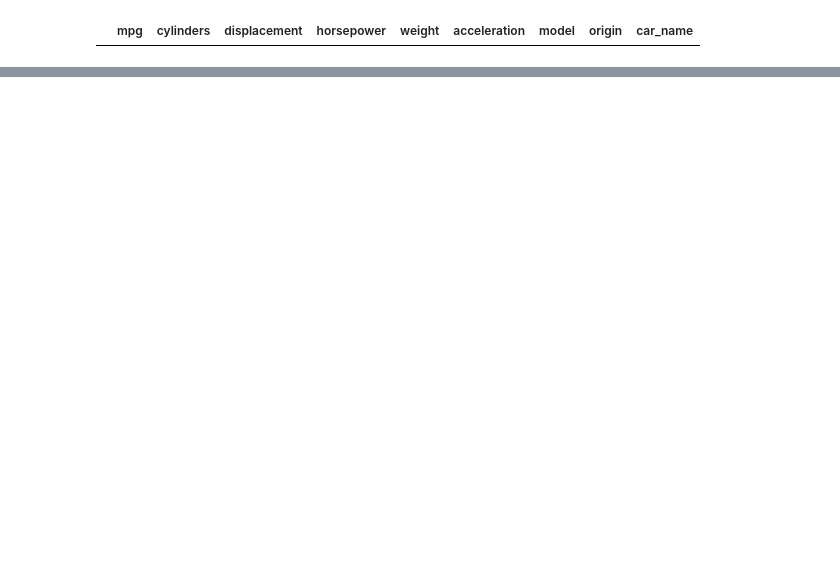
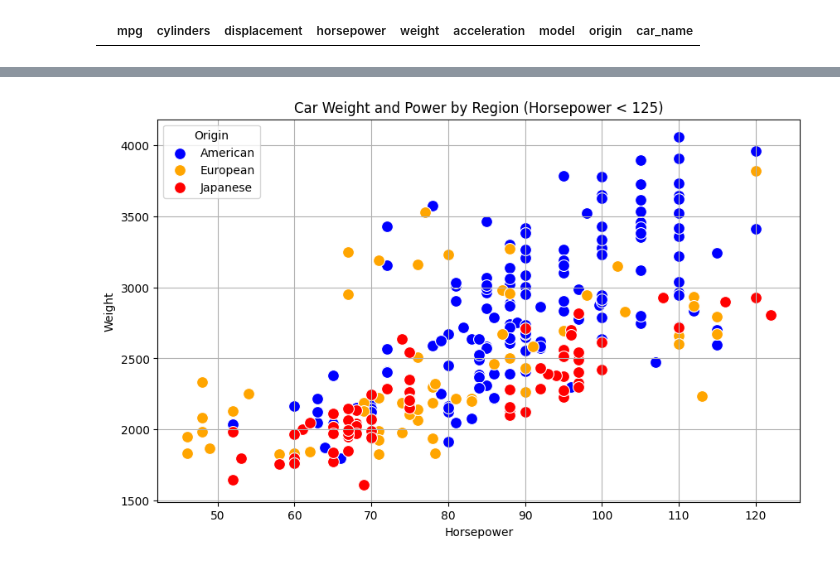
Before and after one commit to Kerokus/stats-case-study, a Jupyter notebook: notebooks/aa-notebook-template.ipynb, the cells around one changed output, grey strips where cells are left out. Cells and saved outputs as stored; diff of their text form; code cells hidden in the pictures; blank space fills up the shorter version.

```diff
--- a/notebooks/aa-notebook-template.ipynb
+++ b/notebooks/aa-notebook-template.ipynb
@@ -105,0 +134,32 @@ missing_hp_df
+# %%
+# Filter each dataframe for cars with less than 125 horsepower
+american_cars_lt_125 = american_cars_df[american_cars_df['horsepower'] < 125]
+european_cars_lt_125 = european_cars_df[european_cars_df['horsepower'] < 125]
+japanese_cars_lt_125 = japanese_cars_df[japanese_cars_df['horsepower'] < 125]
+
+plt.figure(figsize=(10, 6))
+
+# American cars
+scatter1 = sns.scatterplot(data=american_cars_lt_125, x='horsepower',
+                           y='weight', color='blue', label='American', s=100)
+
+# European cars
+scatter2 = sns.scatterplot(data=european_cars_lt_125, x='horsepower',
+                           y='weight', color='orange', label='European', s=100)
+
+# Japanese cars
+scatter3 = sns.scatterplot(data=japanese_cars_lt_125, x='horsepower',
+                           y='weight', color='red', label='Japanese', s=100)
+
+plt.title('Car Weight and Power by Region (Horsepower < 125)')
+plt.xlabel('Horsepower')
+plt.ylabel('Weight')
+plt.grid(True)
+
+# Show the legend
+plt.legend(title='Origin')
+
+# Show the plot
+plt.show()
+# %% [output]
+[figure, added]
```
Also changed, not shown: parts of 6 cells of this notebook.
